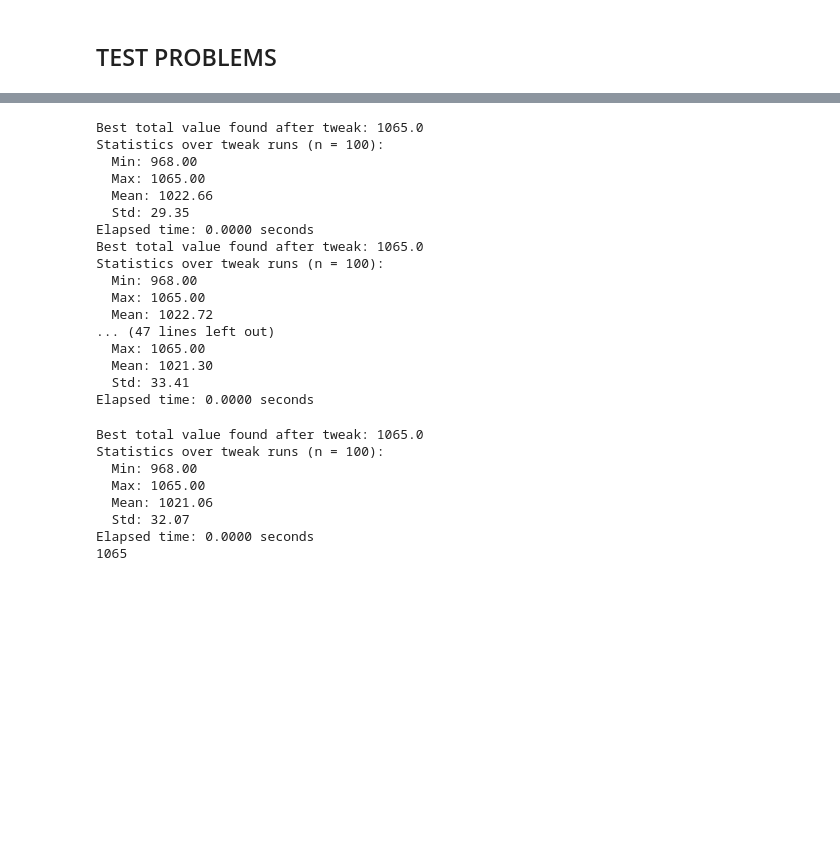
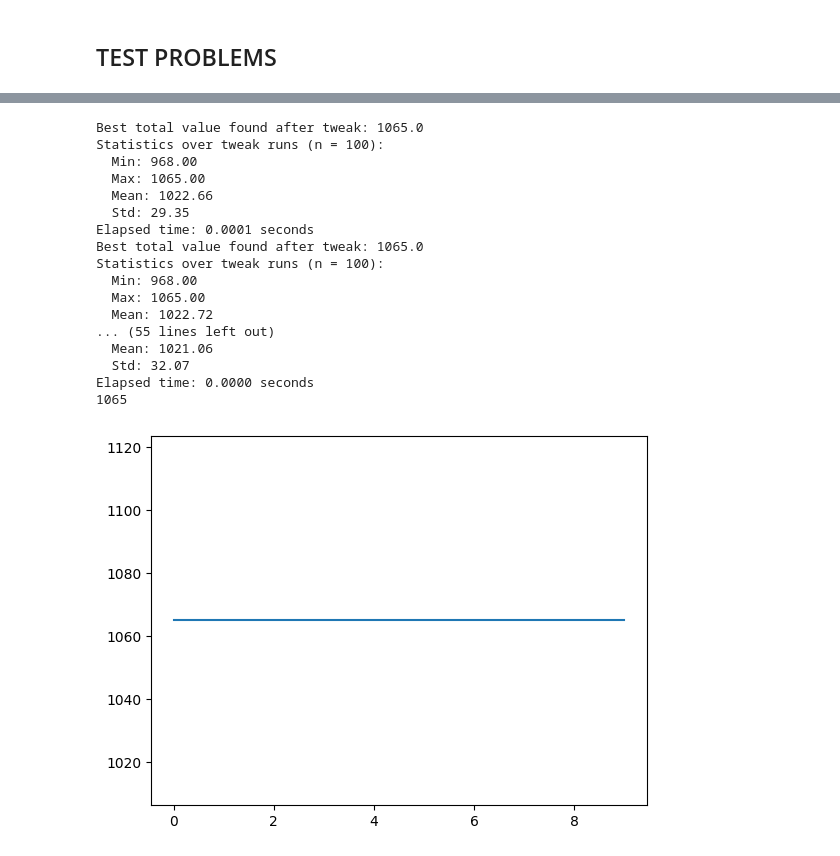
Before and after one commit to alberto467/CI2025_lab1, a Jupyter notebook: knapsack.ipynb, the cells around one changed output, grey strips where cells are left out. Cells and saved outputs as stored; diff of their text form; code cells hidden in the pictures; blank space fills up the shorter version.

Commit message:
Added visualization for scores

```diff
--- a/knapsack.ipynb
+++ b/knapsack.ipynb
@@ -304,9 +319,15 @@ CONSTRAINTS = rng.integers(
 first_solution = benchmark_solution(find_first_solution, n_runs=100)
 first_solution.total_value
 tweaked_solution = first_solution
+scores = []
+
 for _ in tqdm(range(10)):
     tweaked_solution = benchmark_tweak(tweaked_solution, tweak_solution, n_runs=100)
+    scores.append(tweaked_solution.total_value)
+
 print(tweaked_solution.total_value)
+plt.plot(scores)
+plt.show()
 # %% [output]
 Best total value found: 1065.0
 Statistics over runs (n = 100):
@@ -318,28 +339,21 @@ Elapsed time: 0.0010 seconds
 Best total value found after tweak: 1065.0
 Statistics over tweak runs (n = 100):
   Min: 968.00
   Max: 1065.00
   Mean: 1022.66
   Std: 29.35
-Elapsed time: 0.0000 seconds
+Elapsed time: 0.0001 seconds
 Best total value found after tweak: 1065.0
 Statistics over tweak runs (n = 100):
   Min: 968.00
   Max: 1065.00
   Mean: 1022.72
-... (47 lines left out)
-  Max: 1065.00
-  Mean: 1021.30
-  Std: 33.41
+... (55 lines left out)
+  Mean: 1021.06
+  Std: 32.07
 Elapsed time: 0.0000 seconds
+1065
-Best total value found after tweak: 1065.0
-Statistics over tweak runs (n = 100):
-  Min: 968.00
-  Max: 1065.00
-  Mean: 1021.06
-  Std: 32.07
-Elapsed time: 0.0000 seconds
-1065
+[figure, added]
 # %%
 # Problem 2:
 rng = np.random.default_rng(seed=42)
```
Also changed, not shown: parts of 8 cells of this notebook, 1 other file.
